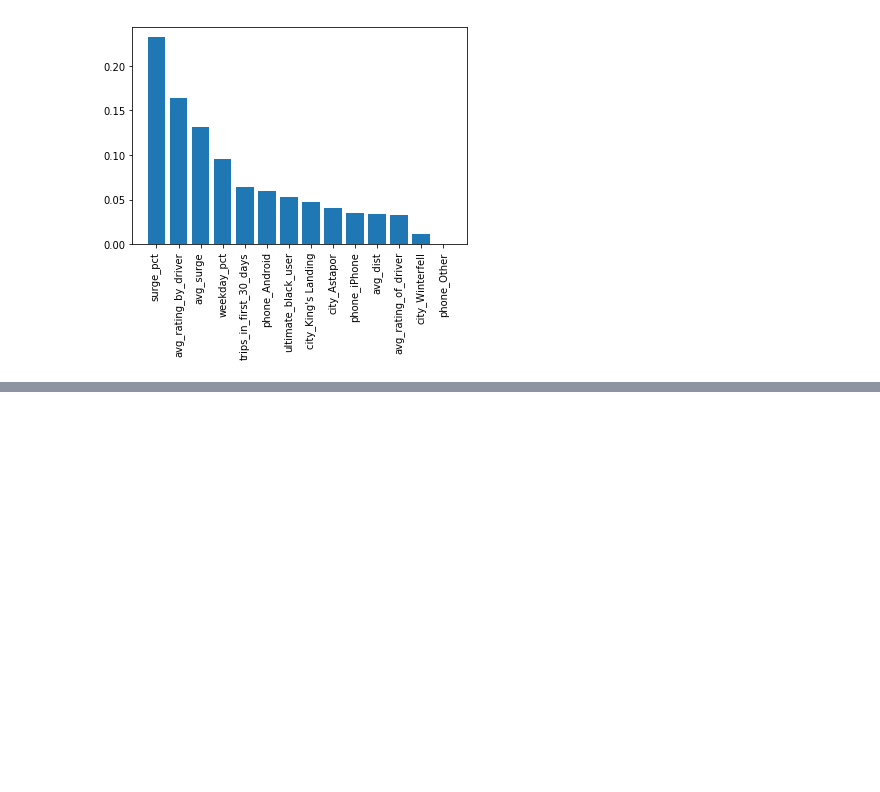
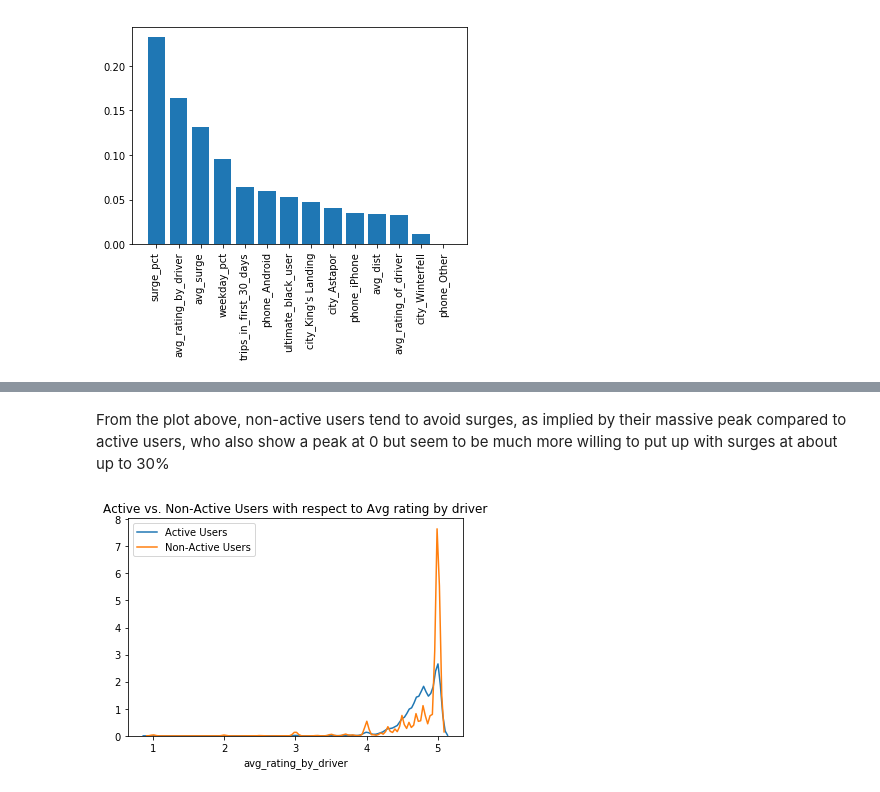
Before and after one commit to Fryman93/SprungBoard, a Jupyter notebook: Take Home_Ultimate/ultimate_challenge/Ultimate Challenge.ipynb, the cells around one changed output, grey strips where cells are left out. Cells and saved outputs as stored; diff of their text form; code cells hidden in the pictures; blank space fills up the shorter version.

```diff
--- a/Take Home_Ultimate/ultimate_challenge/Ultimate Challenge.ipynb
+++ b/Take Home_Ultimate/ultimate_challenge/Ultimate Challenge.ipynb
@@ -545,0 +534,9 @@ display(df_ultimate['weekday_pct'].corr(df_ultimate['active']))
+# %% [markdown]
+From the plot above, non-active users tend to avoid surges, as implied by their massive peak compared to active users, who also show a peak at 0 but seem to be much more willing to put up with surges at about up to 30%
+# %%
+sns.distplot(active_users['avg_rating_by_driver'], hist=False, kde_kws={"label": "Active Users"});
+sns.distplot(non_active_users['avg_rating_by_driver'], hist=False, kde_kws={"label": "Non-Active Users"});
+plt.title('Active vs. Non-Active Users with respect to Avg rating by driver')
+plt.legend();
+# %% [output]
+[figure, added]
```
Also changed, not shown: parts of 13 cells of this notebook.
